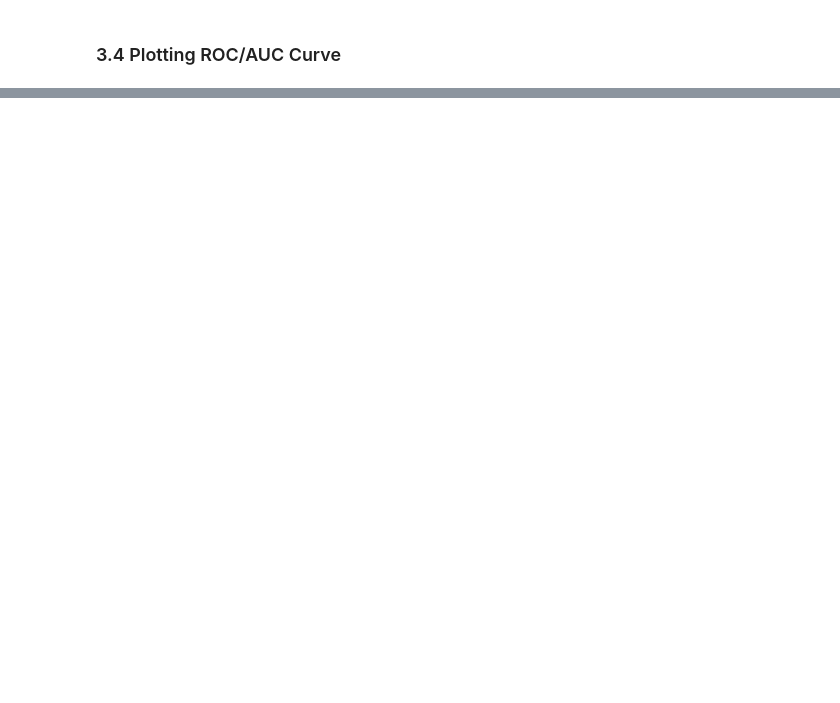
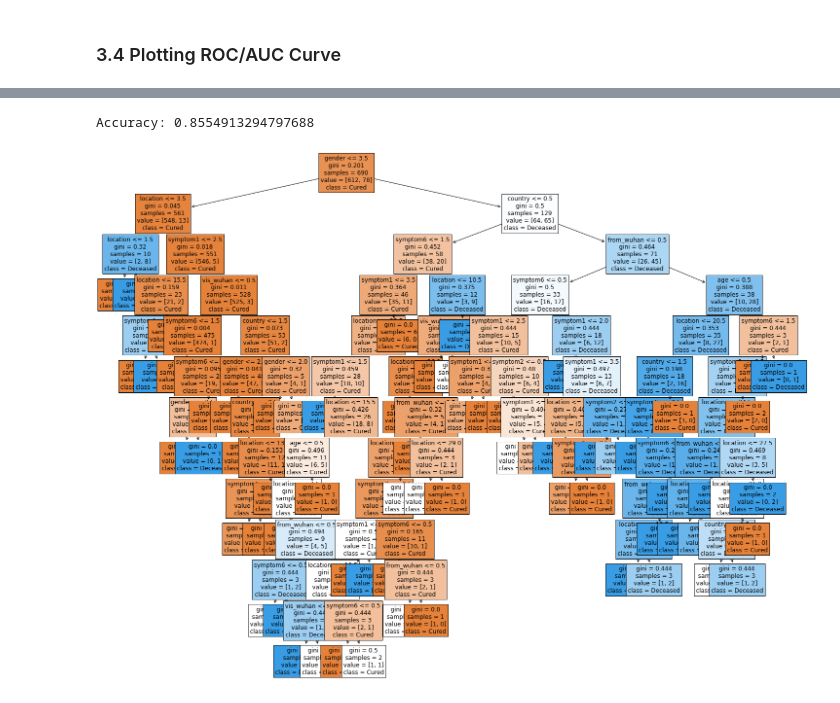
Before and after one commit to M-Abdelmegeed/COVID-19-predictor, a Jupyter notebook: Covid-19.ipynb, the cells around one changed output, grey strips where cells are left out. Saved outputs shown, nothing was run; the diff lists cells and outputs as text; code cells hidden in the pictures; blank space fills up the shorter version.

```diff
--- a/Covid-19.ipynb
+++ b/Covid-19.ipynb
@@ -245,0 +518,5 @@ plt.show()
+# %%
+from sklearn.preprocessing import LabelEncoder
+le = LabelEncoder()
+dataFrame[['age','diff_sym_hos','symptom1', 'symptom2','symptom3', 'symptom4']] = dataFrame[['age','diff_sym_hos','symptom1', 'symptom2','symptom3', 'symptom4']].apply(le.fit_transform)
+dataFrame
@@ -245,0 +537,24 @@ plt.show()
+# %%
+#Splitting the data
+X_DT = dataFrame.iloc[:,1:-1] # Features columns
+y_DT = dataFrame['result'] # Target column
+X_train_DT, X_test_DT, y_train_DT, y_test_DT = train_test_split(X_DT, y_DT, test_size=0.2, shuffle = True, random_state = 8)
+
+#train the model
+clf2 = clf.fit(X_train_DT,y_train_DT)
+#Predict the response for test dataset
+y_pred_DT2 = clf.predict(X_test_DT)
+print("Accuracy:",accuracy_score(y_test_DT, y_pred_DT2))
+# %% [output]
+Accuracy: 0.8554913294797688
+# %%
+from sklearn import tree
+feature_cols=['location','country','gender','age','vis_wuhan','from_wuhan','symptom1','symptom2','symptom3','symptom4','symptom5','symptom6']
+fig=plt.figure(figsize=(25,20))
+_ = tree.plot_tree(clf2,
+                  feature_names=feature_cols,
+                  class_names={0:'Cured',1:'Deceased'},
+                  filled=True,
+                  fontsize=12)
+# %% [output]
+[figure, added]
```
Also changed, not shown: parts of 70 cells of this notebook.
